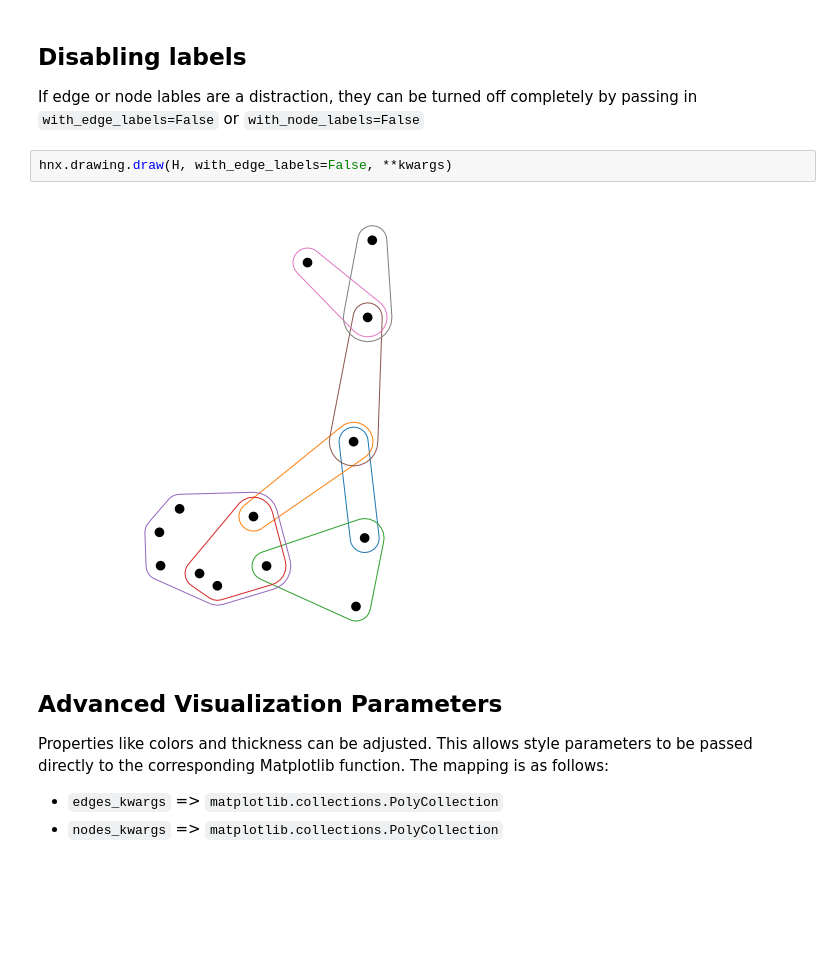
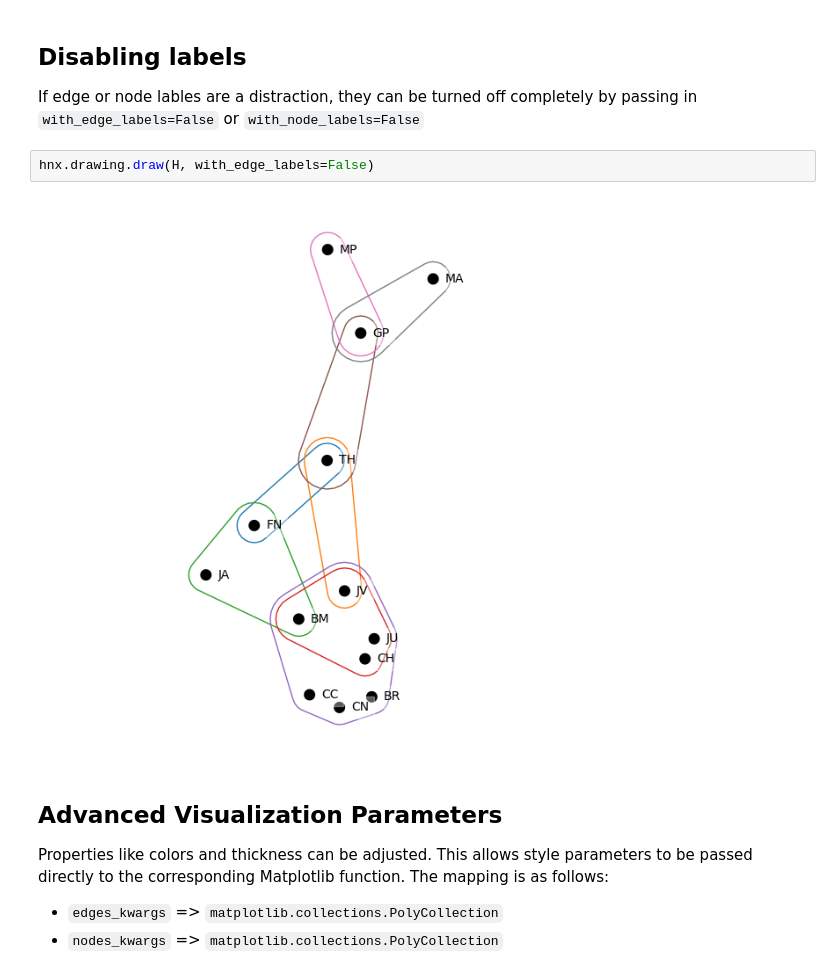
Before and after one commit to pnnl/HyperNetX, a Jupyter notebook: tutorials/Tutorial 2 - Visualization Methods.ipynb, the cells around one changed output. Drawn from its saved outputs; the diff is of its cells as text; blank space fills up the shorter version.

```diff
--- a/tutorials/Tutorial 2 - Visualization Methods.ipynb
+++ b/tutorials/Tutorial 2 - Visualization Methods.ipynb
@@ -78,9 +78,9 @@ hnx.drawing.draw(H.dual().collapse_edges(), with_edge_counts=True)
 ## Disabling labels
 If edge or node lables are a distraction, they can be turned off completely by passing in `with_edge_labels=False` or `with_node_labels=False`
 # %%
-hnx.drawing.draw(H, with_edge_labels=False, **kwargs)
+hnx.drawing.draw(H, with_edge_labels=False)
 # %% [output]
-[figure, old version]
+[figure, new version]
 # %% [markdown]
 ## Advanced Visualization Parameters
 Properties like colors and thickness can be adjusted. This allows style parameters to be passed directly to the corresponding Matplotlib function. The mapping is as follows:
```
Also changed, not shown: parts of 11 cells of this notebook.
